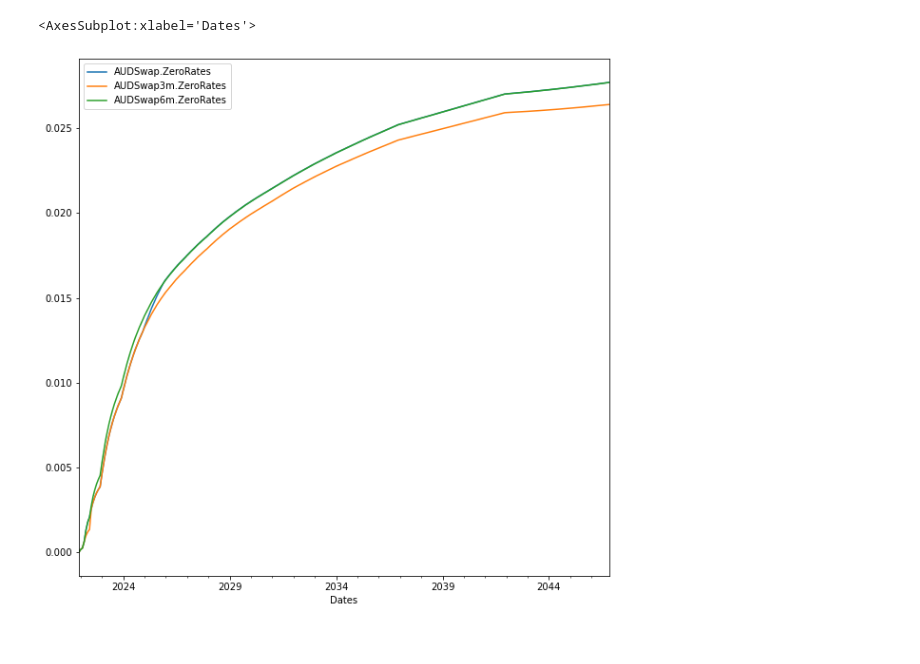
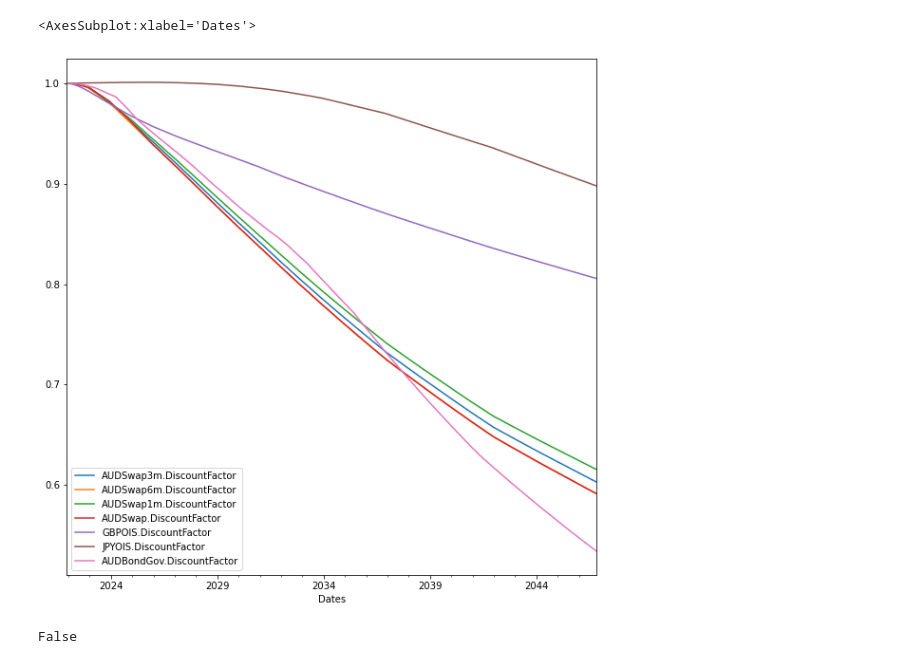
Before and after one commit to zongjieshen/RatesMarket, a Jupyter notebook: PythonMarketAnalytics/Untitled.ipynb, the cells around one changed output. Drawn from its saved outputs; the diff is of its cells as text; code cells hidden in the pictures.

```diff
--- a/PythonMarketAnalytics/Untitled.ipynb
+++ b/PythonMarketAnalytics/Untitled.ipynb
@@ -4,6 +4,7 @@ import pandas as pd
 from datetime import datetime, timedelta
 valueDate = datetime(2021, 12, 31)
 
-filepath = r'C:\Users\sheny\source\repos\zongjieshen\PythonMarketAnalytics\PythonMarketAnalytics\Market\BondYield.xlsx'
+filepath = r'C:\Users\Zongjie\source\repos\zongjieshen\PythonMarketAnalytics\PythonMarketAnalytics\Market\BondYield.xlsx'
 
 baseMarket = mkt.MarketFactory.Create('baseMarket',valueDate,filepath)
+baseMarket.GetItems()
@@ -10,14 +39,19 @@ baseMarket = mkt.MarketFactory.Create('baseMarket',valueDate,filepath)
 # %%
 import dateutil.relativedelta
-curve = baseMarket.marketItems['AUDSwap']
-dv01 = curve.Dv01AtEachPillar('pillar',0.0001)
+#curve = baseMarket.marketItems['AUDSwap']
+#dv01 = curve.Dv01AtEachPillar('pillar',0.0001)
 date_list = [valueDate + dateutil.relativedelta.relativedelta(months=x) for x in range(300)]
-df = mkt.YieldCurve.Charts(list(baseMarket.marketItems.values()), 'ZERO', date_list,'3m')
+df = mkt.Curve.Charts(list(baseMarket.marketItems.values()), 'df', date_list,'3m')
 
 df.plot(figsize=(10,10))
 # %% [output]
 <AxesSubplot:xlabel='Dates'>
-[figure, old version]
+[figure, new version]
 # %%
-pd.DataFrame([{fn: getattr(f, fn) for fn in curve.pillars} for f in curve.pillars])
+filepath = r'C:\Users\Zongjie\source\repos\zongjieshen\PythonMarketAnalytics\PythonMarketAnalytics\Market\BondYield.xlsx'
+
+df = pd.read_excel(filepath,sheet_name='InflationCurve').iloc[1]
+'test' in df
+# %% [output]
+False
 # %%
```
Also changed, not shown: parts of 4 cells of this notebook, 17 other files.
